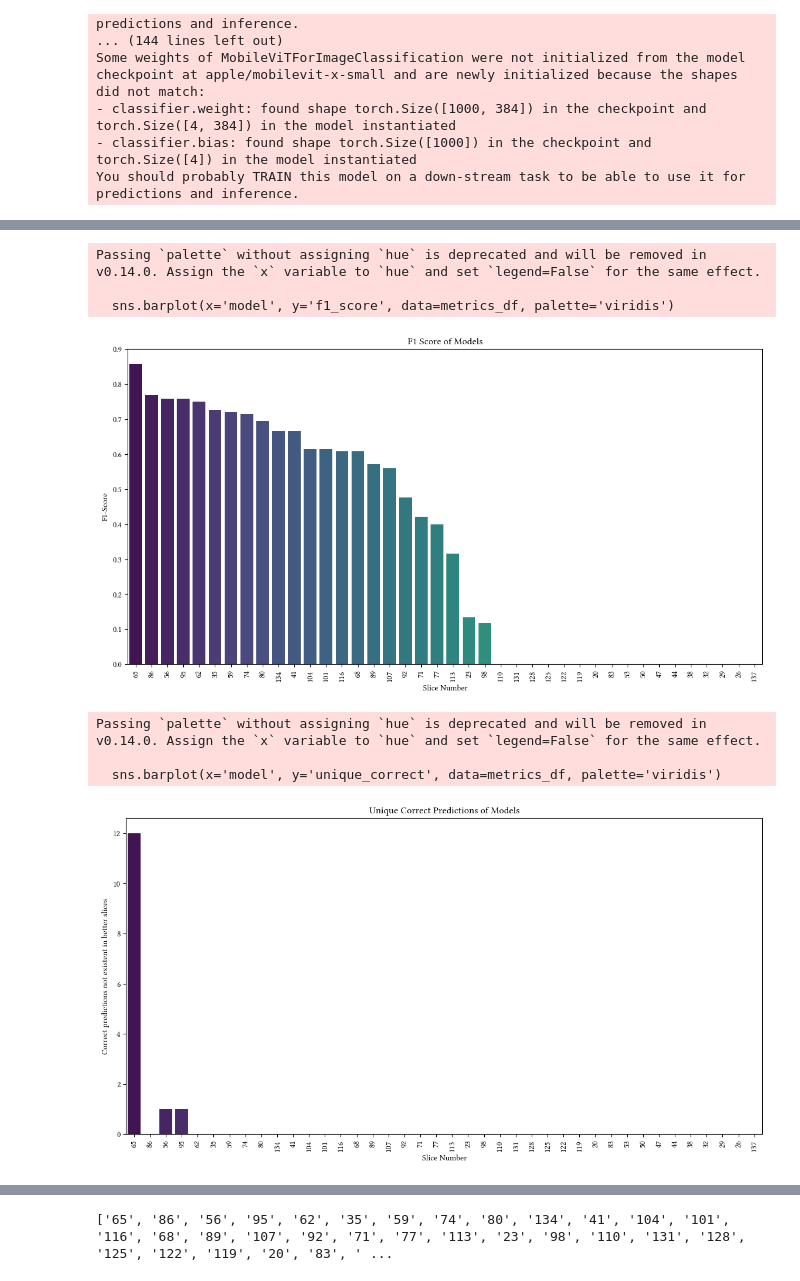
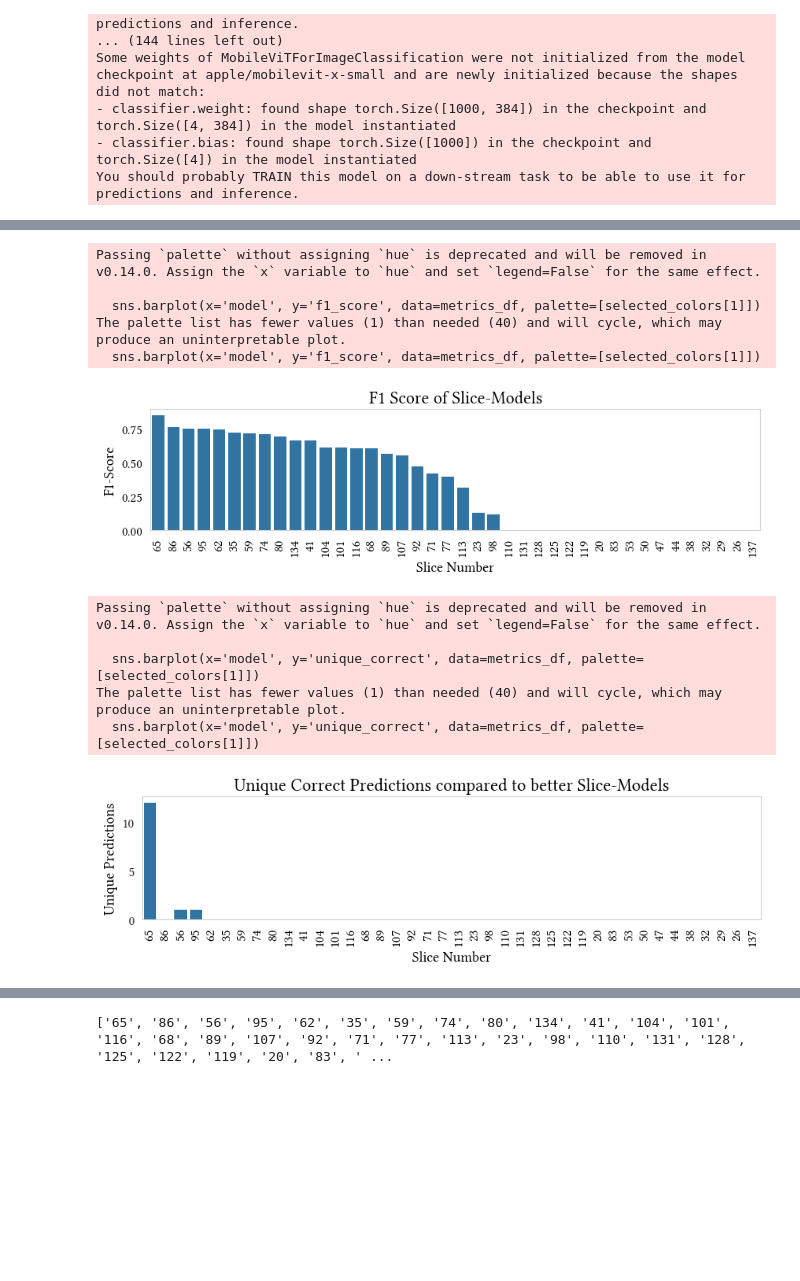
Before and after one commit to HenriSmidt/Alzheimer_Detection, a Jupyter notebook: slice_evaluation.ipynb, the cells around one changed output, grey strips where cells are left out. Cells and saved outputs as stored; diff of their text form; code cells hidden in the pictures; blank space fills up the shorter version.

Commit message:
further updated plots

```diff
--- a/slice_evaluation.ipynb
+++ b/slice_evaluation.ipynb
@@ -550,7 +593,7 @@ csv_path = 'Data/metadata_for_preprocessed_files.csv'
 results_dict = {'id': []}
 
 # Number of inferences to run
-n = 10
+n = 20
 
 # Iterate over the saved models
 for slice_number in range(20, 140, 3):
@@ -653,6 +680,8 @@ import numpy as np
 from sklearn.metrics import accuracy_score, precision_score, recall_score, f1_score
 import matplotlib.pyplot as plt
 import seaborn as sns
+
+df_loaded = pd.read_csv('all_slice_predictions.csv')
 
 # Step 1: Preprocess the Data
 df = df_loaded
@@ -687,47 +716,54 @@ metrics_df = pd.DataFrame(metrics)
 # Sort by F1 score
 metrics_df = metrics_df.sort_values(by='f1_score', ascending=False).reset_index(drop=True)
 
 # Step 3: Calculate unique correct predictions
 unique_correct = []
 all_correct_predictions = np.zeros(df.shape[0], dtype=bool)
 
 for index, row in metrics_df.iterrows():
     model_predictions = (df[f'slice_{row["model"]}_mean'] > 0.5).astype(bool)
     correct_predictions = (df['new_labels'] == model_predictions) & (df['new_labels'] == 1)
     unique_correct_predictions = correct_predictions & (~all_correct_predictions)
     unique_correct_count = unique_correct_predictions.sum()
     unique_correct.append(unique_correct_count)
 
     # Update the all correct predictions
     all_correct_predictions |= correct_predictions
 
 metrics_df['unique_correct'] = unique_correct
 
 # Step 4: Visualization
-plt.figure(figsize=(14, 7))
-sns.barplot(x='model', y='f1_score', data=metrics_df, palette='viridis')
-plt.title('F1 Score of Models')
+paired_colors = plt.cm.Paired(range(10))
+selected_colors = paired_colors[:4]
+plt.figure(figsize=(10, 2))
+sns.barplot(x='model', y='f1_score', data=metrics_df, palette=[selected_colors[1]])
+plt.title('F1 Score of Slice-Models')
 plt.xticks(rotation=90)
+plt.xlabel('Slice Number')
 plt.ylabel('F1-Score')
-plt.xlabel('Slice Number')
+plt.savefig('plots/f1_score_per_slice.pdf', format='pdf', bbox_inches='tight')
 plt.show()
 
-plt.figure(figsize=(14, 7))
-sns.barplot(x='model', y='unique_correct', data=metrics_df, palette='viridis')
-plt.title('Unique Correct Predictions of Models')
+paired_colors = plt.cm.Paired(range(10))
+selected_colors = paired_colors[:4]
+plt.figure(figsize=(10, 2))
+sns.barplot(x='model', y='unique_correct', data=metrics_df, palette=[selected_colors[1]])
+plt.title('Unique Correct Predictions compared to better Slice-Models')
 plt.xticks(rotation=90)
-plt.ylabel('Correct predictions not existent in better slices')
 plt.xlabel('Slice Number')
+plt.ylabel('Unique Predictions')
+plt.savefig('plots/unique_predictions_per_slice.pdf', format='pdf', bbox_inches='tight')
 plt.show()
-
-# Display the metrics dataframe
-metrics_df
 # %% [output]
 Passing `palette` without assigning `hue` is deprecated and will be removed in v0.14.0. Assign the `x` variable to `hue` and set `legend=False` for the same effect.
 
-  sns.barplot(x='model', y='f1_score', data=metrics_df, palette='viridis')
+  sns.barplot(x='model', y='f1_score', data=metrics_df, palette=[selected_colors[1]])
+The palette list has fewer values (1) than needed (40) and will cycle, which may produce an uninterpretable plot.
+  sns.barplot(x='model', y='f1_score', data=metrics_df, palette=[selected_colors[1]])
-[figure, old version]
+[figure, new version]
 Passing `palette` without assigning `hue` is deprecated and will be removed in v0.14.0. Assign the `x` variable to `hue` and set `legend=False` for the same effect.
 
-  sns.barplot(x='model', y='unique_correct', data=metrics_df, palette='viridis')
+  sns.barplot(x='model', y='unique_correct', data=metrics_df, palette=[selected_colors[1]])
+The palette list has fewer values (1) than needed (40) and will cycle, which may produce an uninterpretable plot.
+  sns.barplot(x='model', y='unique_correct', data=metrics_df, palette=[selected_colors[1]])
-[figure, old version]
+[figure, new version]
```
Also changed, not shown: parts of 6 cells of this notebook, 3 other files.
